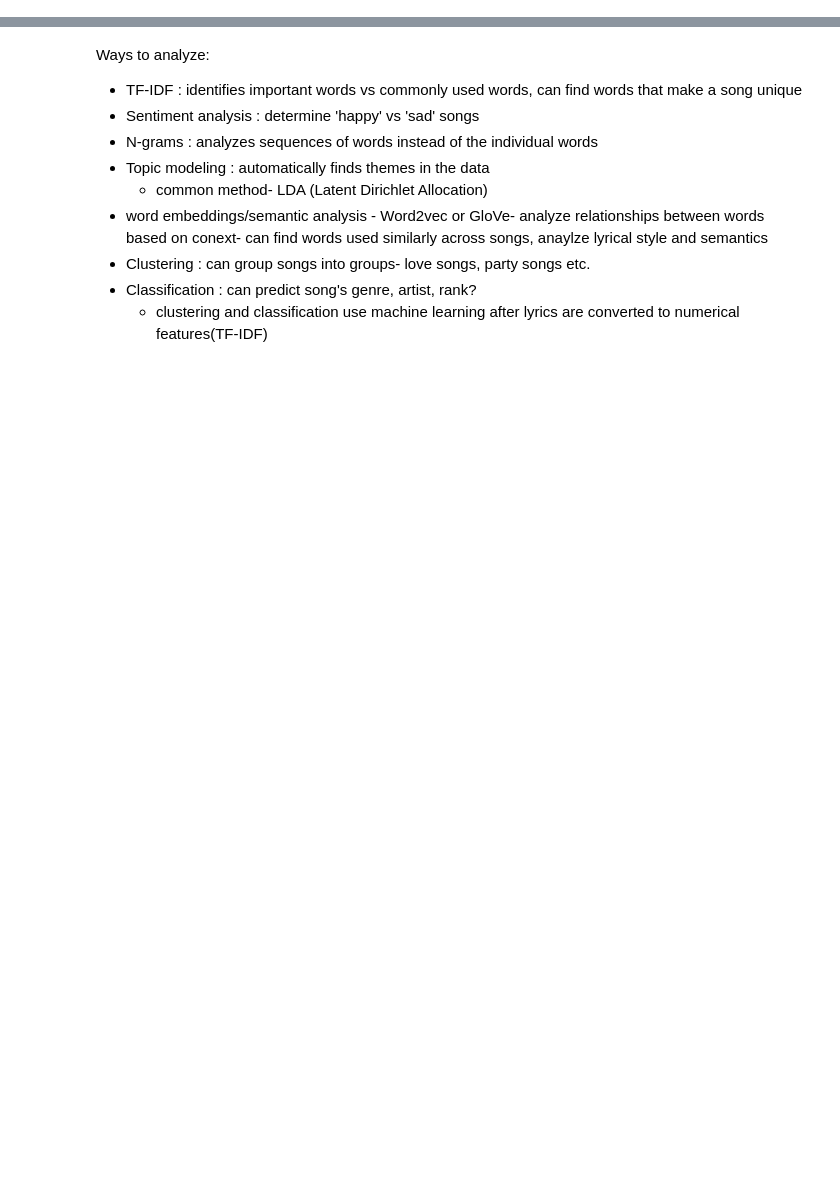
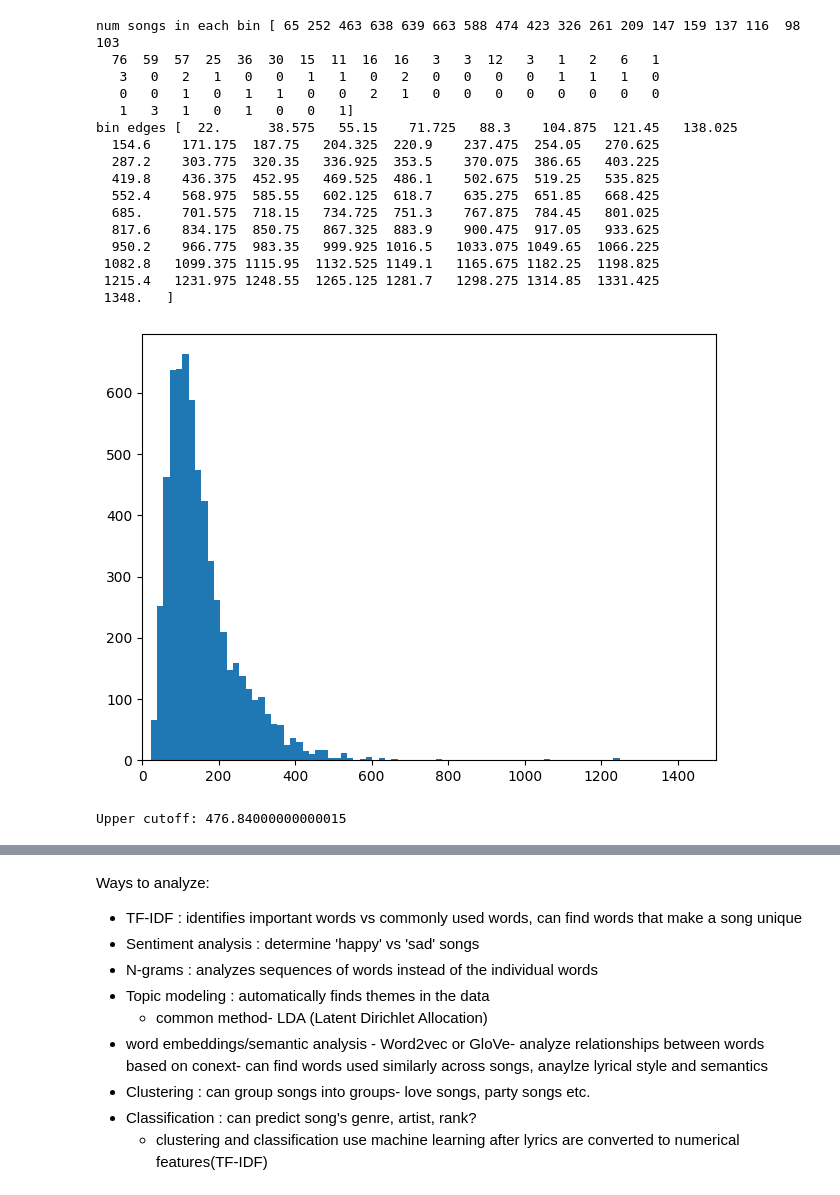
Before and after one commit to bkl46/CSDS312_Project, a Jupyter notebook: notebooks/csds312project.ipynb, the cells around one changed output, grey strips where cells are left out. Cells and saved outputs as stored; diff of their text form; code cells hidden in the pictures; blank space fills up the shorter version.

```diff
--- a/notebooks/csds312project.ipynb
+++ b/notebooks/csds312project.ipynb
@@ -28,10 +8,10 @@ print(regData.head(10))
 import pandas as pd
 
 # the processed data already has lyrics split into verbs, nouns, adverbs, corpus, words counts, unique word counts etc
-processedData = pd.read_csv("../data/all_songs_data_processed.csv")
+processedData = pd.read_csv("all_songs_data_processed.csv")
 
-regData = pd.read_csv("../data/all_songs_data.csv")
-print(regData.head())
+regData = pd.read_csv("all_songs_data.csv")
+regData.head()
 
 #clean dataset
 #drop uneeded columns
@@ -179,30 +162,51 @@ regData.reset_index(drop=True, inplace=True)
 import matplotlib.pyplot as plt
 
 #looking at the amount of tokens in each song
 regData["tokenCount"] = regData["tokens"].apply(len)
 regData["tokenCount"].describe()
 regData.nlargest(100, "tokenCount")[["Song Title", "Year", "Artist", "tokenCount", "Lyrics"]]
 
 #making a histogram of lyrics distrabution to better understand what we're dealing with
 counts, bins, _ = plt.hist(regData["tokenCount"], bins=80)
 counts = counts.astype(int)
 print("num songs in each bin", counts)  # number of songs in each bin
 print("bin edges", bins)    # bin edges
+plt.xlim(0, 1500) #Make the graph look better compared to keeping no limits; should still fit within regData
+plt.tight_layout() # Tighten the graph for a cleaner visual
 plt.show()
 
 #some songs are extremely long, which may mean they are book-like entries or bad scrape data
 #going to remove the top 1% as outliers so they do not distort the analysis
 upper_cutoff = regData["tokenCount"].quantile(0.99)
 print("Upper cutoff:", upper_cutoff)
 
 #first make a new table to hold only those long songs
 longsongs = regData[regData["tokenCount"] > upper_cutoff].copy()
 
 #keep the cleaned dataset without those extreme outliers
 regData = regData[regData["tokenCount"] <= upper_cutoff].copy()
 
 #also remove very short entries that do not give enough text for analysis
 regData = regData[regData["tokenCount"] >= 20].copy()
 
 regData.reset_index(drop=True, inplace=True)
 regData.head()
+# %% [output]
+num songs in each bin [ 65 252 463 638 639 663 588 474 423 326 261 209 147 159 137 116  98 103
+  76  59  57  25  36  30  15  11  16  16   3   3  12   3   1   2   6   1
+   3   0   2   1   0   0   1   1   0   2   0   0   0   0   1   1   1   0
+   0   0   1   0   1   1   0   0   2   1   0   0   0   0   0   0   0   0
+   1   3   1   0   1   0   0   1]
+bin edges [  22.      38.575   55.15    71.725   88.3    104.875  121.45   138.025
+  154.6    171.175  187.75   204.325  220.9    237.475  254.05   270.625
+  287.2    303.775  320.35   336.925  353.5    370.075  386.65   403.225
+  419.8    436.375  452.95   469.525  486.1    502.675  519.25   535.825
+  552.4    568.975  585.55   602.125  618.7    635.275  651.85   668.425
+  685.     701.575  718.15   734.725  751.3    767.875  784.45   801.025
+  817.6    834.175  850.75   867.325  883.9    900.475  917.05   933.625
+  950.2    966.775  983.35   999.925 1016.5   1033.075 1049.65  1066.225
+ 1082.8   1099.375 1115.95  1132.525 1149.1   1165.675 1182.25  1198.825
+ 1215.4   1231.975 1248.55  1265.125 1281.7   1298.275 1314.85  1331.425
+ 1348.   ]
+[figure, added]
+Upper cutoff: 476.84000000000015
```
Also changed, not shown: parts of 21 cells of this notebook.
